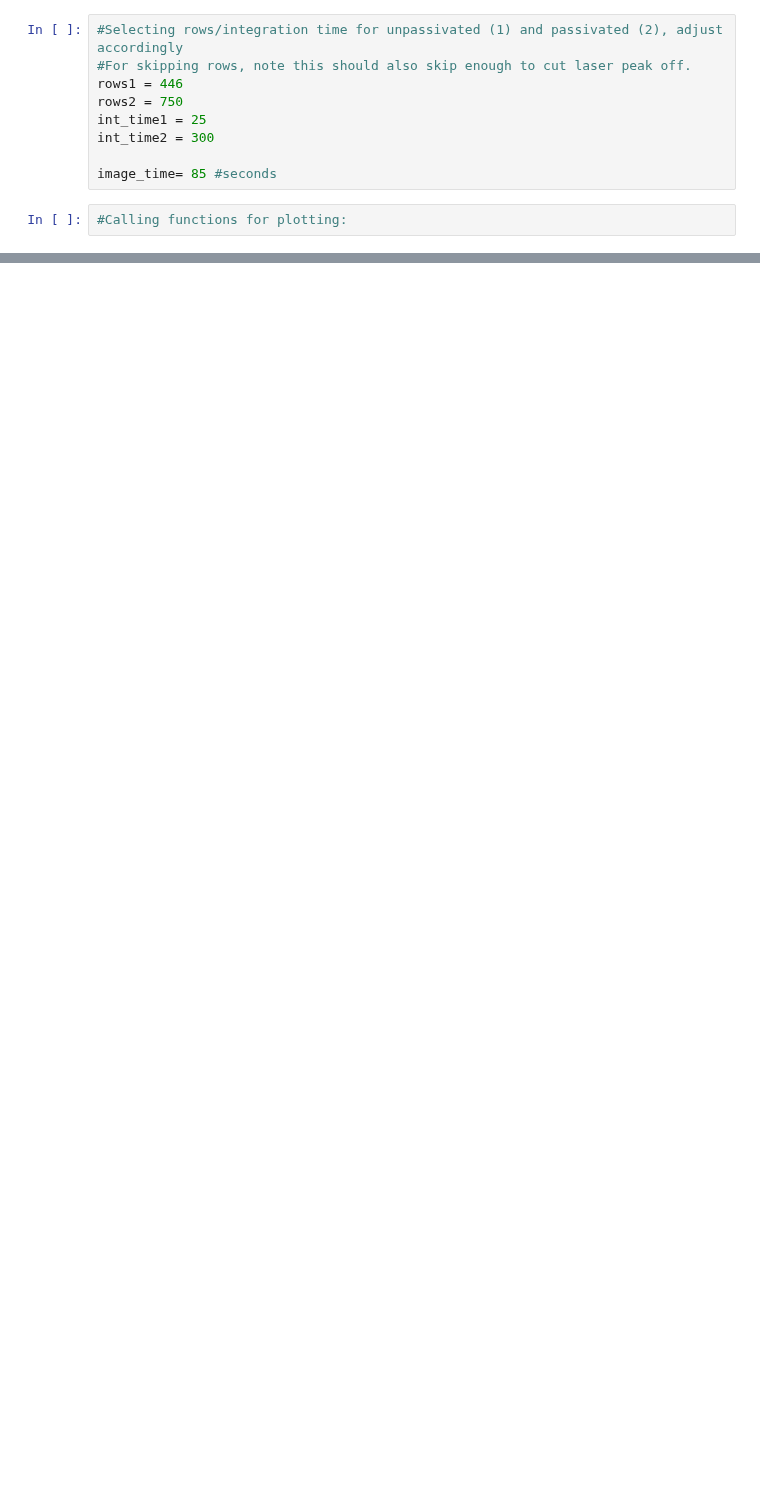
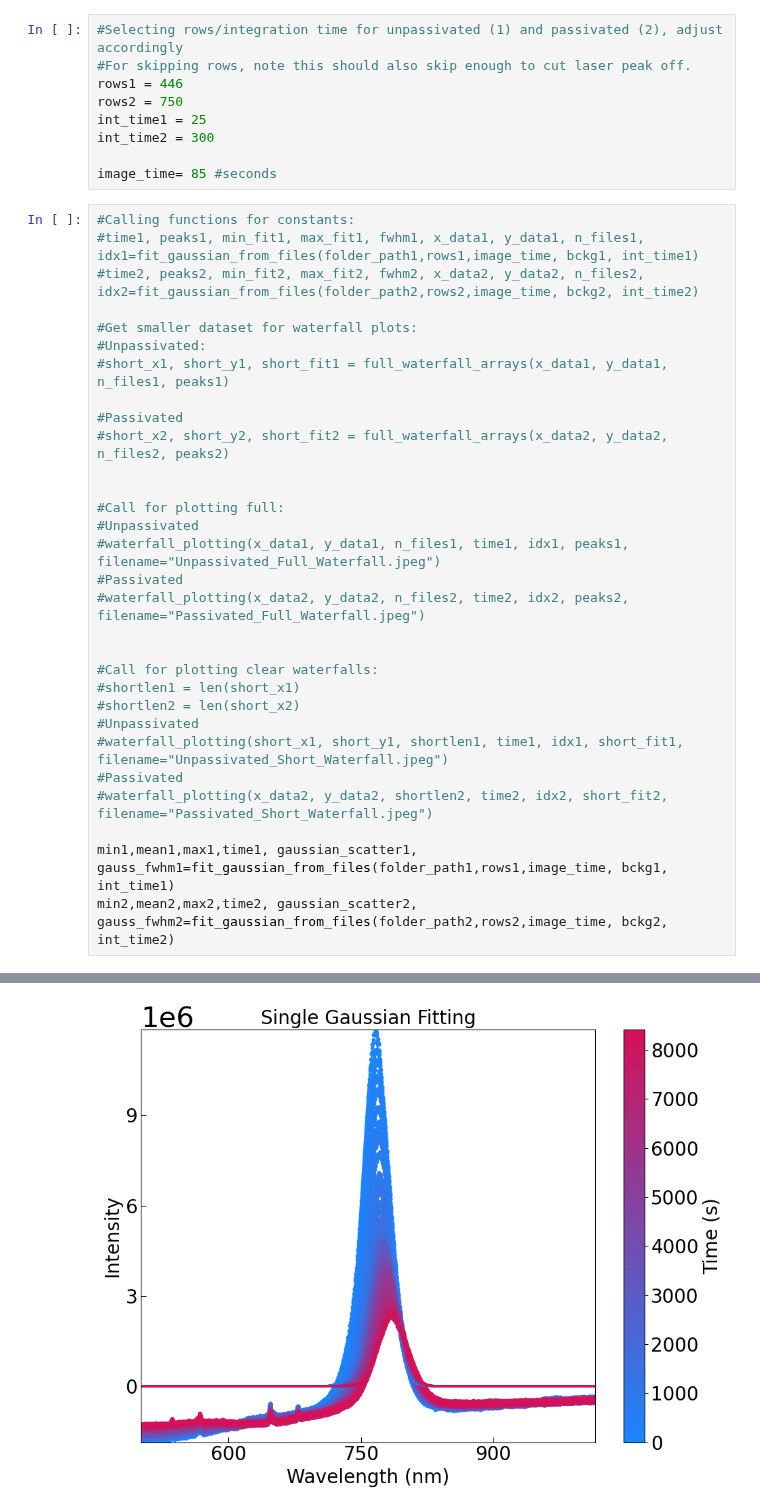
Before and after one commit to RamadanLab/KPFM_processing, a Jupyter notebook: PLTimeSeries.ipynb, the cells around one changed output, grey strips where cells are left out. Cells and saved outputs as stored; diff of their text form; blank space fills up the shorter version.

```diff
--- a/PLTimeSeries.ipynb
+++ b/PLTimeSeries.ipynb
@@ -413,4 +570,33 @@ int_time2 = 300
 
 image_time= 85 #seconds
 # %%
-#Calling functions for plotting:
+#Calling functions for constants:
+#time1, peaks1, min_fit1, max_fit1, fwhm1, x_data1, y_data1, n_files1, idx1=fit_gaussian_from_files(folder_path1,rows1,image_time, bckg1, int_time1)
+#time2, peaks2, min_fit2, max_fit2, fwhm2, x_data2, y_data2, n_files2, idx2=fit_gaussian_from_files(folder_path2,rows2,image_time, bckg2, int_time2)
+
+#Get smaller dataset for waterfall plots:
+#Unpassivated:
+#short_x1, short_y1, short_fit1 = full_waterfall_arrays(x_data1, y_data1, n_files1, peaks1)
+
+#Passivated
+#short_x2, short_y2, short_fit2 = full_waterfall_arrays(x_data2, y_data2, n_files2, peaks2)
+
+
+#Call for plotting full:
+#Unpassivated
+#waterfall_plotting(x_data1, y_data1, n_files1, time1, idx1, peaks1, filename="Unpassivated_Full_Waterfall.jpeg")
+#Passivated
+#waterfall_plotting(x_data2, y_data2, n_files2, time2, idx2, peaks2,  filename="Passivated_Full_Waterfall.jpeg")
+
+
+#Call for plotting clear waterfalls:
+#shortlen1 = len(short_x1)
+#shortlen2 = len(short_x2)
+#Unpassivated
+#waterfall_plotting(short_x1, short_y1, shortlen1, time1, idx1, short_fit1, filename="Unpassivated_Short_Waterfall.jpeg")
+#Passivated
+#waterfall_plotting(x_data2, y_data2, shortlen2, time2, idx2, short_fit2, filename="Passivated_Short_Waterfall.jpeg")
+
+min1,mean1,max1,time1, gaussian_scatter1, gauss_fwhm1=fit_gaussian_from_files(folder_path1,rows1,image_time, bckg1, int_time1)
+min2,mean2,max2,time2, gaussian_scatter2, gauss_fwhm2=fit_gaussian_from_files(folder_path2,rows2,image_time, bckg2, int_time2)
+# %% [output]
@@ -416,0 +607 @@ image_time= 85 #seconds
+[figure, added]
```
Also changed, not shown: parts of 9 cells of this notebook.
